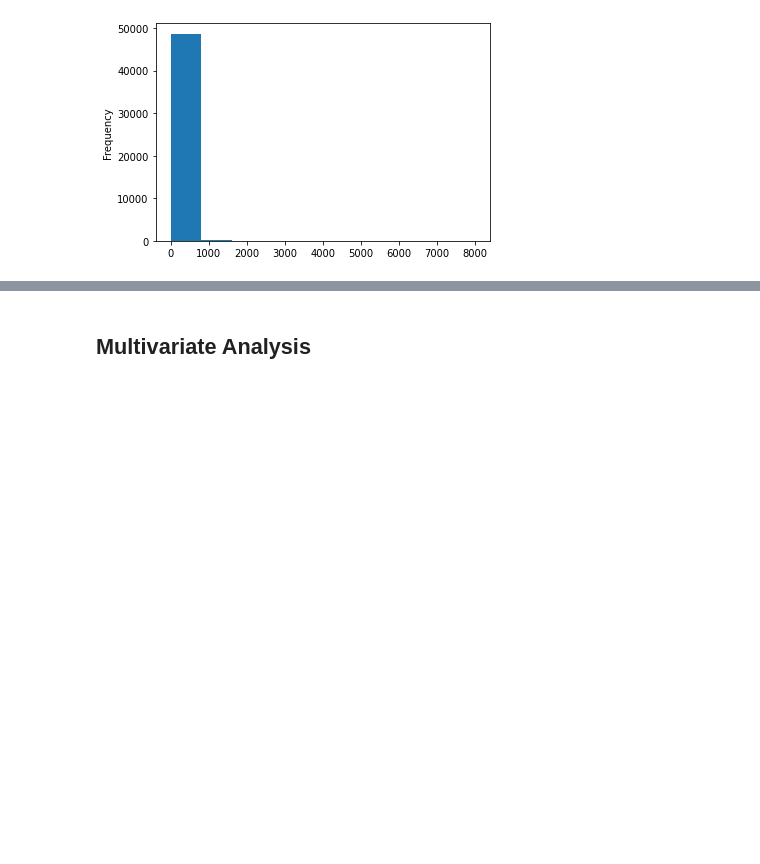
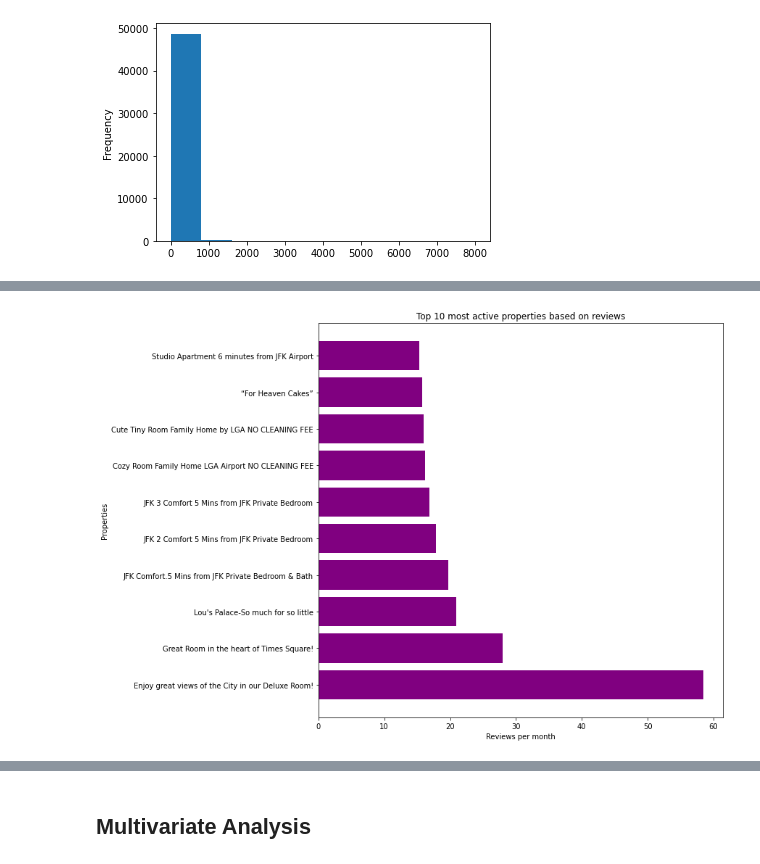
Before and after one commit to sidpatondikar/CAPSTONE-Airbnb-Booking-Analysis-Siddharth-Patondikar, a Jupyter notebook: Individual_notebook.ipynb, the cells around one changed output, grey strips where cells are left out. Cells and saved outputs as stored; diff of their text form; code cells hidden in the pictures; blank space fills up the shorter version.

```diff
--- a/Individual_notebook.ipynb
+++ b/Individual_notebook.ipynb
@@ -298,0 +355,11 @@ See the caveats in the documentation: https://pandas.pydata.org/pandas-docs/stab
+# %%
+df_prop.sort_values(by='reviews_per_month',axis=0,ascending=False,inplace=True)
+df_prop_top = df_prop.head(10)
+plt.figure(figsize=(10,10))
+plt.barh(y=df_prop_top['name'],width=df_prop_top['reviews_per_month'],color='purple')
+plt.xlabel("Reviews per month")
+plt.ylabel("Properties")
+plt.title("Top 10 most active properties based on reviews")
+plt.show()
+# %% [output]
+[figure, added]
```
Also changed, not shown: parts of 27 cells of this notebook.
